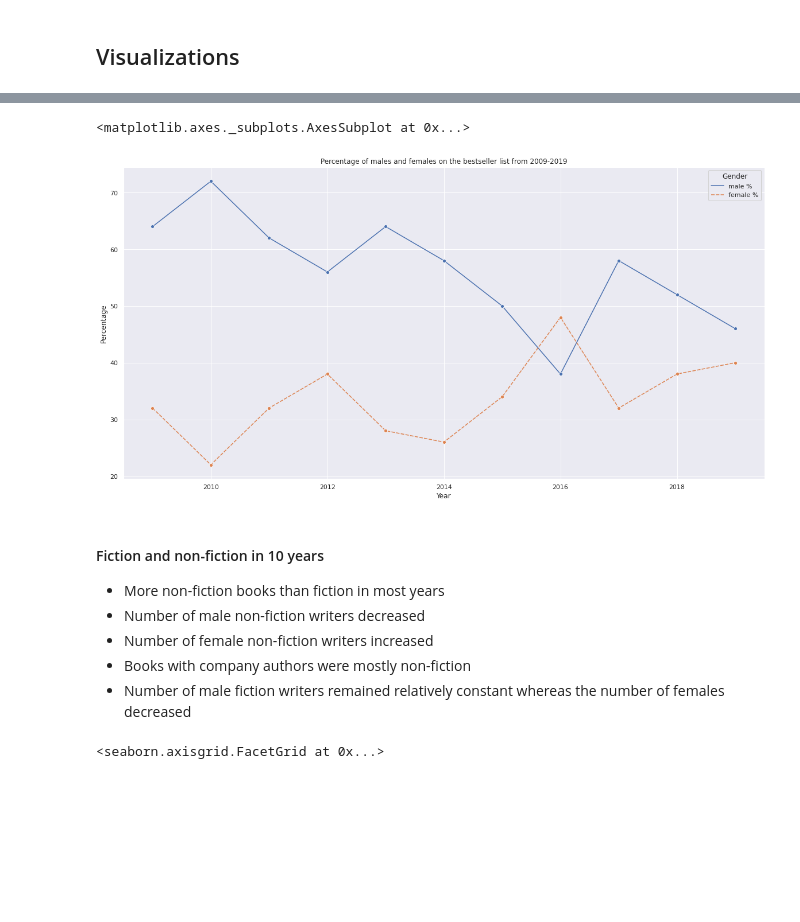
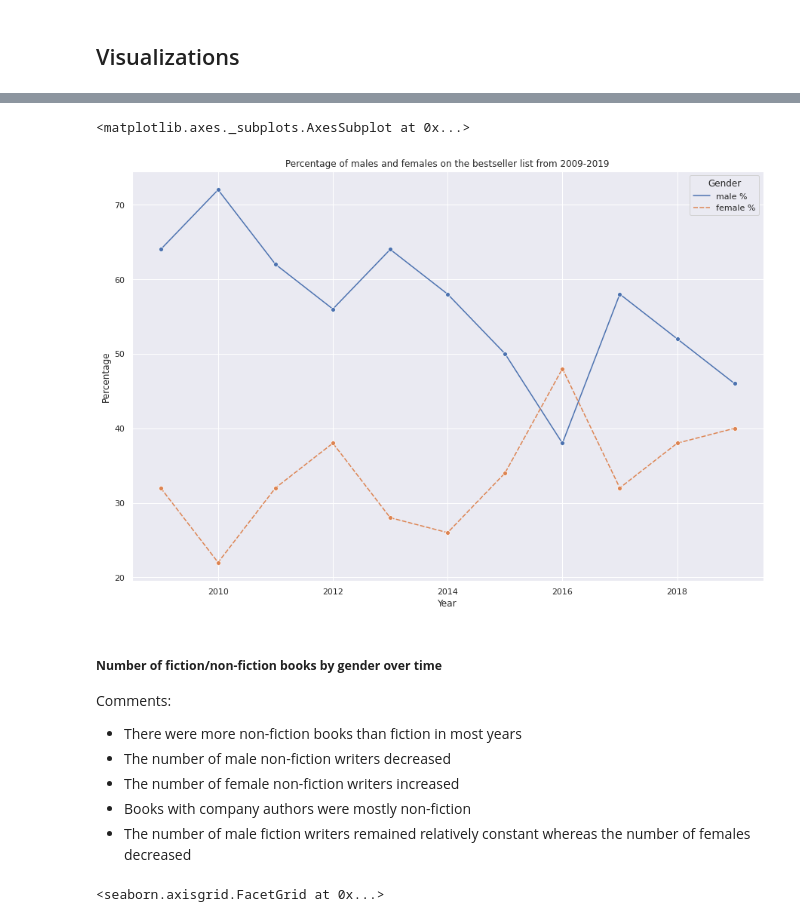
Before and after one commit to suha98/Analysis-of-Amazon-Bestselling-Books-2009-2019, a Jupyter notebook: Bestselling_Books.ipynb, the cells around one changed output, grey strips where cells are left out. Drawn from its saved outputs; the diff is of its cells as text; code cells hidden in the pictures; blank space fills up the shorter version.

```diff
--- a/Bestselling_Books.ipynb
+++ b/Bestselling_Books.ipynb
@@ -96,21 +104,22 @@ df_gender
 # %%
 sns.set_theme()
-plt.figure(figsize=(20,10))
+plt.figure(figsize=(15,10))
 plt.title('Percentage of males and females on the bestseller list from 2009-2019')
 plt.xlabel('Year')
 plt.ylabel('Percentage')
 sns.lineplot(data = df_gender[['male %', 'female %']], marker = 'o')
 # %% [output]
 <matplotlib.axes._subplots.AxesSubplot at 0x...>
-[figure, old version]
+[figure, new version]
 # %% [markdown]
-#### Fiction and non-fiction in 10 years
+##### **Number of fiction/non-fiction books by gender over time**
 
-- More non-fiction books than fiction in most years
-- Number of male non-fiction writers decreased
-- Number of female non-fiction writers increased
+Comments:
+- There were more non-fiction books than fiction in most years
+- The number of male non-fiction writers decreased
+- The number of female non-fiction writers increased
 - Books with company authors were mostly non-fiction
-- Number of male fiction writers remained relatively constant whereas the number of females decreased
+- The number of male fiction writers remained relatively constant whereas the number of females decreased
 # %%
 sns.set_theme()
 sns.displot(df, x="Year", hue = 'Gender', palette = 'mako', multiple = 'stack',col = 'Genre')
```
Also changed, not shown: parts of 12 cells of this notebook.
